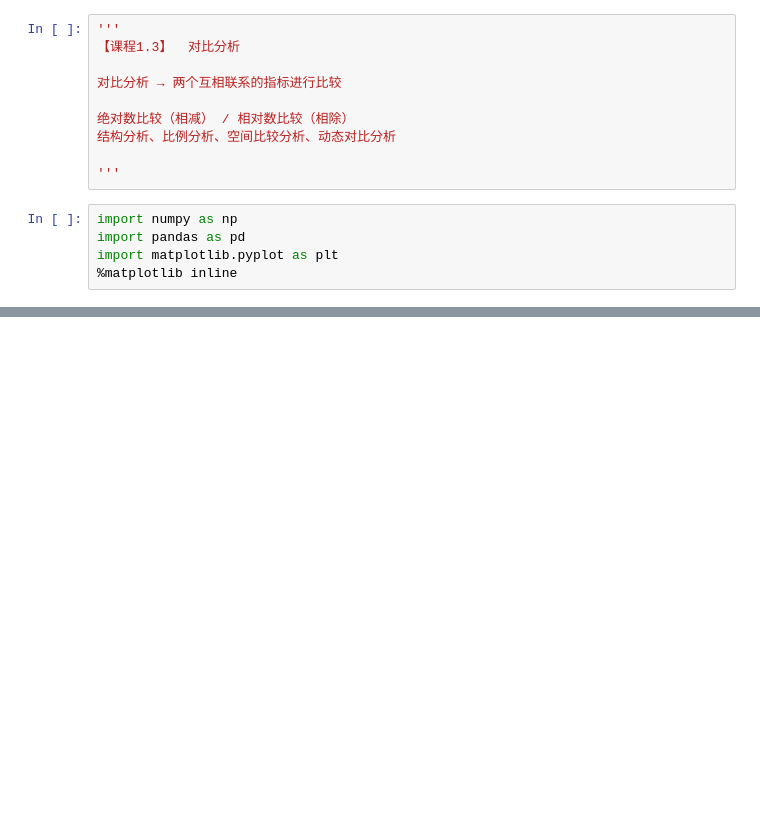
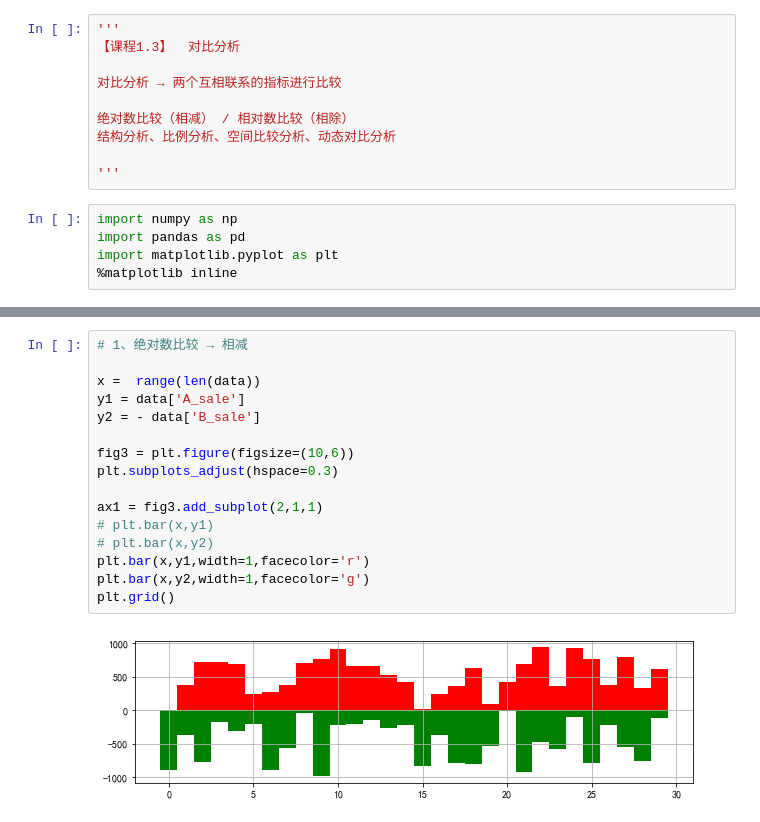
Before and after one commit to Mocha-Pudding/Python-DataAnalysis, a Jupyter notebook: CLASSDATA_Chapter03进阶算法学习：统计分析/CH01数据特征分析/【个人笔记】CH01数据特征分析_课程1.3_对比分析.ipynb, the cells around one changed output, grey strips where cells are left out. Drawn from its saved outputs; the diff is of its cells as text; blank space fills up the shorter version.

```diff
--- a/CLASSDATA_Chapter03进阶算法学习：统计分析/CH01数据特征分析/【个人笔记】CH01数据特征分析_课程1.3_对比分析.ipynb
+++ b/CLASSDATA_Chapter03进阶算法学习：统计分析/CH01数据特征分析/【个人笔记】CH01数据特征分析_课程1.3_对比分析.ipynb
@@ -44,0 +55,18 @@ print(data)
+# %%
+# 1、绝对数比较 → 相减
+
+x =  range(len(data))
+y1 = data['A_sale']
+y2 = - data['B_sale']
+
+fig3 = plt.figure(figsize=(10,6))
+plt.subplots_adjust(hspace=0.3)
+
+ax1 = fig3.add_subplot(2,1,1)
+# plt.bar(x,y1)
+# plt.bar(x,y2)
+plt.bar(x,y1,width=1,facecolor='r')
+plt.bar(x,y2,width=1,facecolor='g')
+plt.grid()
+# %% [output]
+[figure, added]
```
Also changed, not shown: parts of 2 cells of this notebook.
